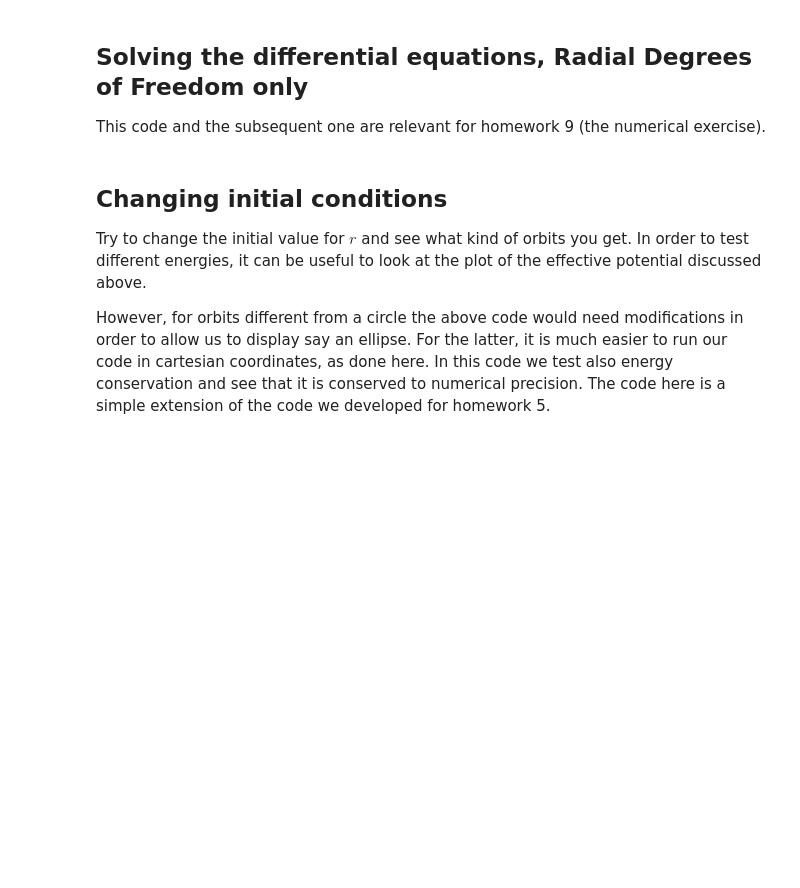
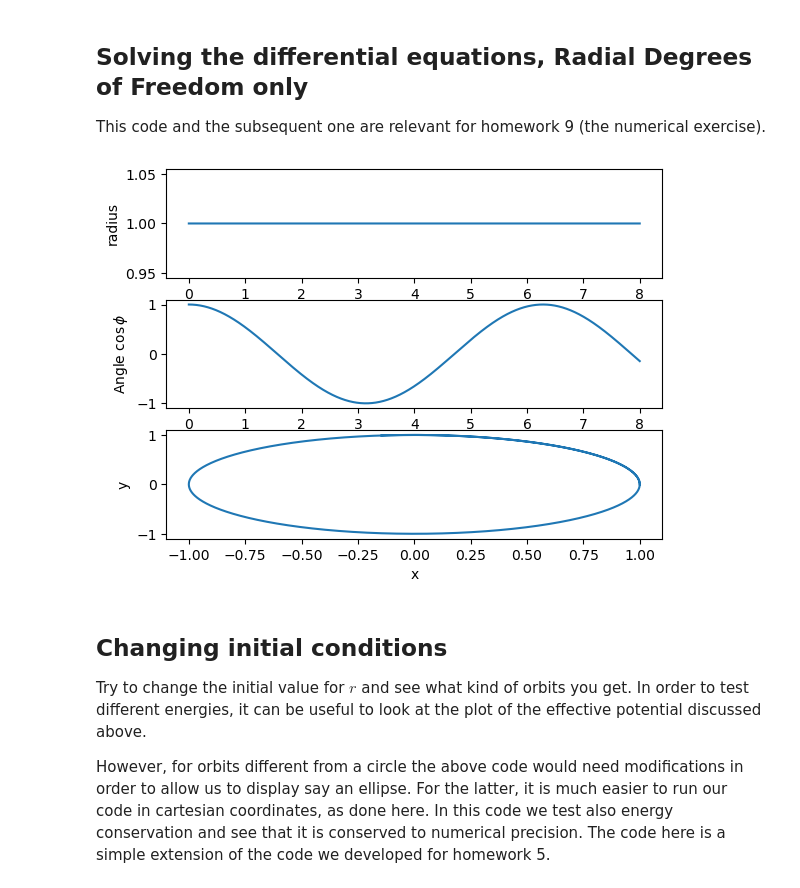
Before and after one commit to mhjensen/Physics321, a Jupyter notebook: doc/pub/week13/ipynb/week13.ipynb, the cells around one changed output. Cells and saved outputs as stored; diff of their text form; code cells hidden in the pictures; blank space fills up the shorter version.

```diff
--- a/doc/pub/week13/ipynb/week13.ipynb
+++ b/doc/pub/week13/ipynb/week13.ipynb
@@ -123,7 +125,7 @@ def save_fig(fig_id):
 
 
 
-DeltaT = 0.01
+DeltaT = 0.0001
 #set up arrays
 tfinal = 8.0
 n = ceil(tfinal/DeltaT)
@@ -146,33 +148,35 @@ r0 = rmin
 v0 = 0.0  # starts at rest
 r[0] = r0
 v[0] = v0
 phi[0] = 0.0
 # Start integrating using the Velocity-Verlet  method
 for i in range(n-1):
     # Set up acceleration
     a = -alpha/(r[i]**2)+c1/(r[i]**3)
     # update velocity, time and position using the Velocity-Verlet method
     r[i+1] = r[i] + DeltaT*v[i]+0.5*(DeltaT**2)*a
     anew = -alpha/(r[i+1]**2)+c1/(r[i+1]**3)
     v[i+1] = v[i] + 0.5*DeltaT*(a+anew)
     t[i+1] = t[i] + DeltaT
     phi[i+1] = t[i+1]*c2/(r0**2)
 # Find cartesian coordinates for easy plot
 x = r*np.cos(phi)
 y = r*np.sin(phi)
 fig, ax = plt.subplots(3,1)
 ax[0].set_xlabel('time')
 ax[0].set_ylabel('radius')
 ax[0].plot(t,r)
 ax[1].set_xlabel('time')
 ax[1].set_ylabel('Angle $\cos{\phi}$')
 ax[1].plot(t,np.cos(phi))
 ax[2].set_ylabel('y')
 ax[2].set_xlabel('x')
 ax[2].plot(x,y)
 
 save_fig("Phasespace")
 plt.show()
+# %% [output]
+[figure, added]
 # %% [markdown]
 ## Changing initial conditions
 
```
Also changed, not shown: parts of 3 cells of this notebook, 13 other files.
